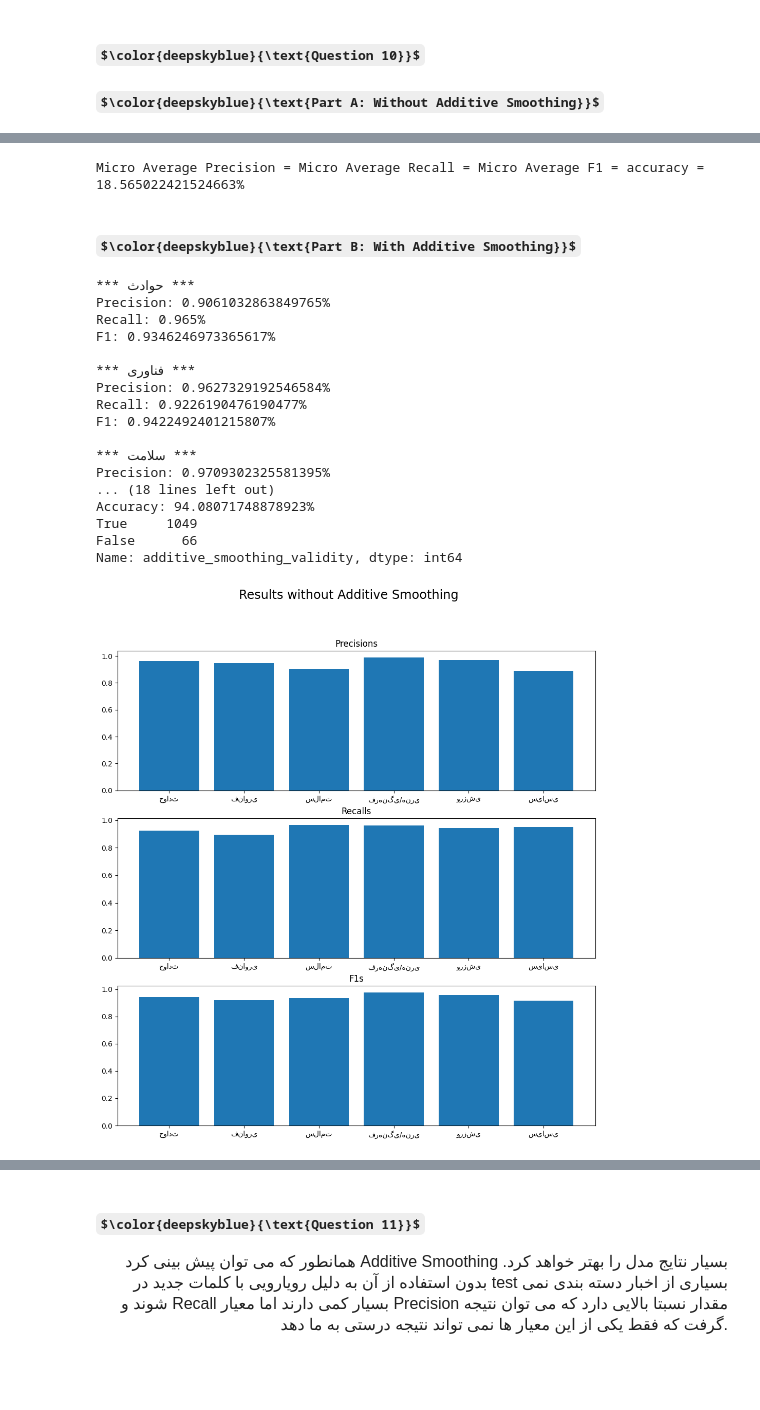
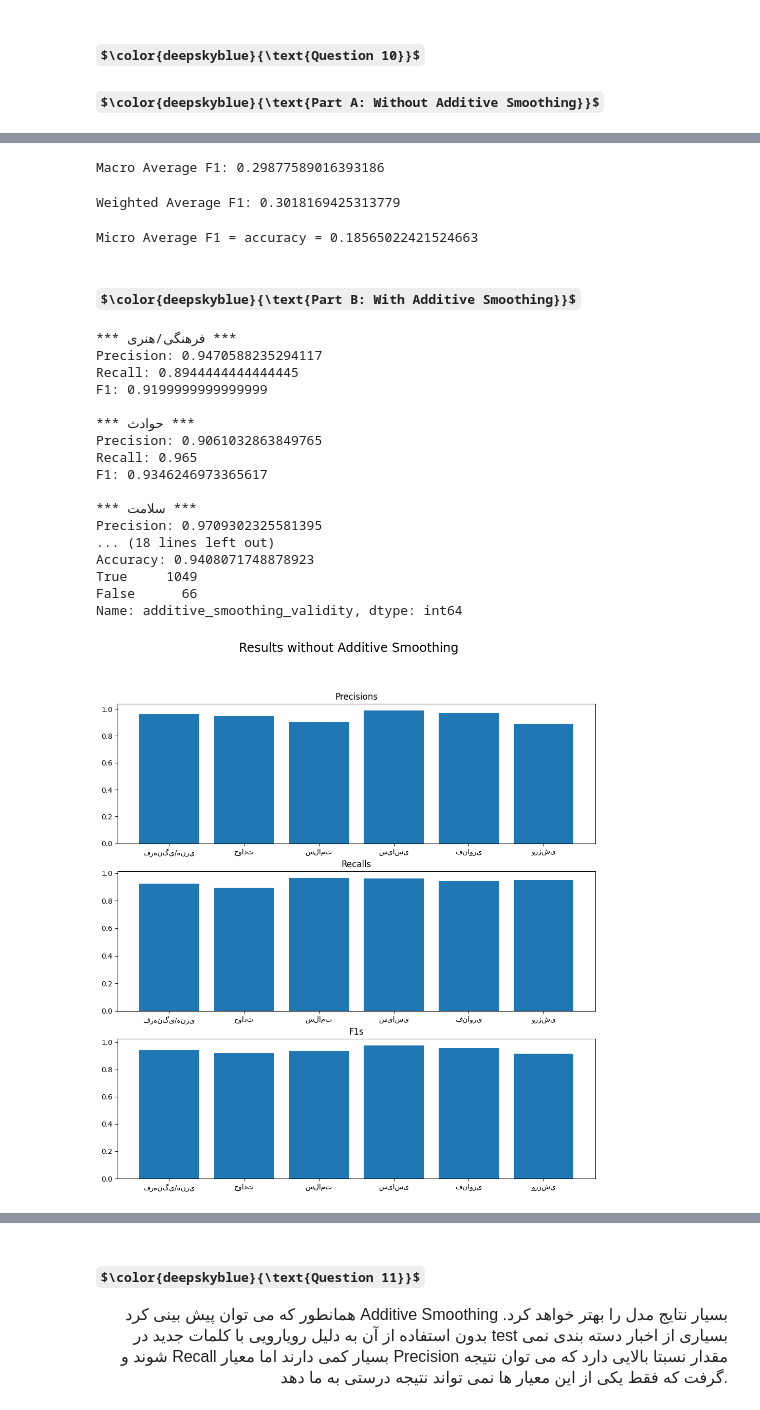
Before and after one commit to ajavid34/Artificial-Intelligence, a Jupyter notebook: CA 3/CA3.ipynb, the cells around one changed output, grey strips where cells are left out. Saved outputs shown, nothing was run; the diff lists cells and outputs as text; code cells hidden in the pictures; some formulas as TeX source; blank space fills up the shorter version.

```diff
--- a/CA 3/CA3.ipynb
+++ b/CA 3/CA3.ipynb
@@ -282,10 +281,10 @@ for category in categories:
 
 for category in categories:
     print("*** " + category + " ***")
-    print("Precision: " + str(precisions[category]) + "%  \nRecall: " + str(recalls[category]) + \
-          "%  \nF1: " + str(F1s[category]) + "% \n")
+    print("Precision: " + str(precisions[category]) + " \nRecall: " + str(recalls[category]) + \
+          " \nF1: " + str(F1s[category]) + "\n")
 
-print("Accuracy: " + str(B_accuracy * 100) + "%")
+print("Accuracy: " + str(B_accuracy) )
 print(test_df["bayes_results_validity"].value_counts())
 categories = list(categories)
 fig, axes = plt.subplots(3,1,figsize=(12,12))
@@ -345,18 +325,0 @@ Macro Average F1: 0.29877589016393186%
-# %%
-weighted_precision = 0; weighted_recall = 0; weighted_F1 = 0
-for category in categories:
-    weighted_precision += (class_count[category] * precisions[category])
-    weighted_recall += (class_count[category] * recalls[category])
-    weighted_F1 += (class_count[category] * F1s[category])
-weighted_precision /= len(test_df)
-weighted_recall /= len(test_df)
-weighted_F1 /= len(test_df)
-print("Weighted Average Precision: " + str(weighted_precision) + "%")
-print("Weighted Average Recall: " + str(weighted_recall) + "%")
-print("Weighted Average F1: " + str(weighted_F1) + "%")
-fig, ax = plt.subplots()
-ax.set_title("Weighted Avg Evaluation Results without Additive Smoothing")
-words = ["Precision" , "Recall" , "F1"]
-numbers = [weighted_precision , weighted_recall , weighted_F1]
-ax.bar(words , numbers)
-plt.show()
@@ -368,8 +326,21 @@ Weighted Average F1: 0.3018169425313779%
+# %%
+macro_F1 = sum(F1s.values()) / len(categories)
+print("Macro Average F1: " + str(macro_F1))
+# %% [output]
+Macro Average F1: 0.29877589016393186
+# %%
+weighted_F1 = 0
+for category in categories:
+    weighted_F1 += (class_count[category] * F1s[category])
+weighted_F1 /= len(test_df)
+print("Weighted Average F1: " + str(weighted_F1) )
+# %% [output]
+Weighted Average F1: 0.3018169425313779
 # %%
-accuracy = str(B_accuracy * 100)
-print("Micro Average Precision = Micro Average Recall = Micro Average F1 = accuracy = " + accuracy + "%")
+accuracy = str(B_accuracy)
+print("Micro Average F1 = accuracy = " + accuracy)
 # %% [output]
-Micro Average Precision = Micro Average Recall = Micro Average F1 = accuracy = 18.565022421524663%
+Micro Average F1 = accuracy = 0.18565022421524663
 # %% [markdown]
 #### $\color{deepskyblue}{\text{Part B: With Additive Smoothing}}$
 # %%
@@ -396,45 +367,45 @@ for category in categories:
 
 for category in categories:
     print("*** " + category + " ***")
-    print("Precision: " + str(precisions[category]) + "%  \nRecall: " + str(recalls[category]) + \
-          "%  \nF1: " + str(F1s[category]) + "% \n")
+    print("Precision: " + str(precisions[category]) + " \nRecall: " + str(recalls[category]) + \
+          " \nF1: " + str(F1s[category]) + "\n")
 
-print("Accuracy: " + str(AD_accuracy * 100) + "%")
+print("Accuracy: " + str(AD_accuracy) )
 print(test_df["additive_smoothing_validity"].value_counts())
 categories = list(categories)
 fig, axes = plt.subplots(3,1,figsize=(12,12))
 fig.suptitle("Results without Additive Smoothing",fontsize='xx-large');
 axes[0].set_title("Precisions")
 numbers = list(precisions.values())
 axes[0].bar(categories , numbers)
 
 
 axes[1].set_title("Recalls")
 numbers = list(recalls.values())
 axes[1].bar(categories , numbers)
 
 
 axes[2].set_title("F1s")
 numbers = list(F1s.values())
 axes[2].bar(categories , numbers)
 
 plt.show()
 # %% [output]
+*** فرهنگی/هنری ***
+Precision: 0.9470588235294117
+Recall: 0.8944444444444445
+F1: 0.9199999999999999
+
 *** حوادث ***
-Precision: 0.9061032863849765%
-Recall: 0.965%
-F1: 0.9346246973365617%
-
-*** فناوری ***
-Precision: 0.9627329192546584%
-Recall: 0.9226190476190477%
-F1: 0.9422492401215807%
+Precision: 0.9061032863849765
+Recall: 0.965
+F1: 0.9346246973365617
 
 *** سلامت ***
-Precision: 0.9709302325581395%
+Precision: 0.9709302325581395
 ... (18 lines left out)
-Accuracy: 94.08071748878923%
+Accuracy: 0.9408071748878923
 True     1049
 False      66
 Name: additive_smoothing_validity, dtype: int64
-[figure, old version]
+[figure, new version]
```
Also changed, not shown: parts of 15 cells of this notebook, 2 other files.
